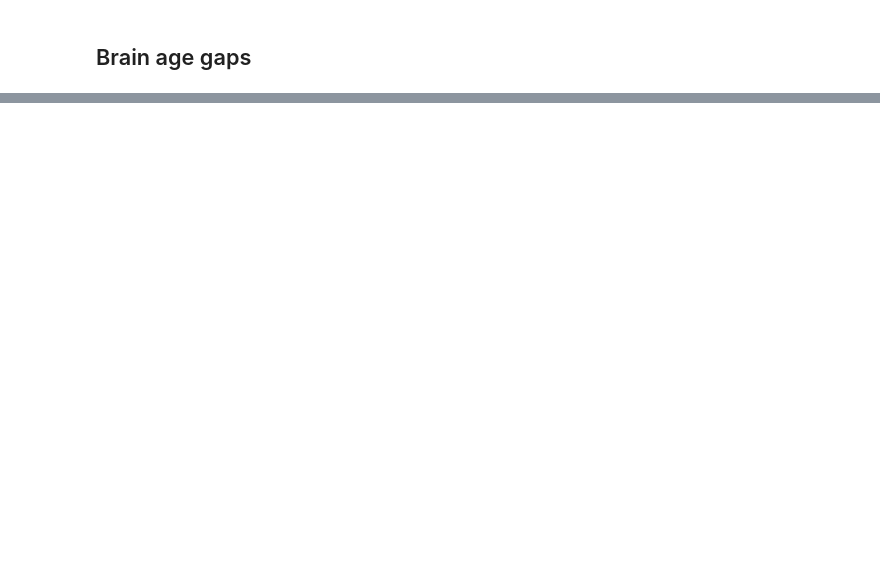
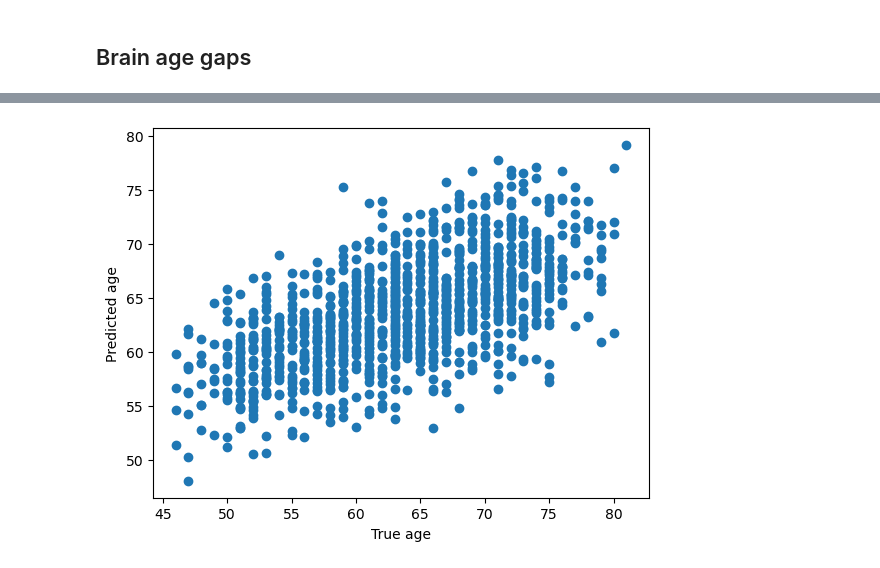
Before and after one commit to laura-riedel/IM, a Jupyter notebook: src/FinalModels/final_models_IM.ipynb, the cells around one changed output, grey strips where cells are left out. Cells and saved outputs as stored; diff of their text form; code cells hidden in the pictures; blank space fills up the shorter version.

```diff
--- a/src/FinalModels/final_models_IM.ipynb
+++ b/src/FinalModels/final_models_IM.ipynb
@@ -224,0 +262,7 @@ data_overview
+# %%
+plt.scatter(data_overview['age'], data_overview['predicted_age_ICA100'])
+plt.xlabel('True age')
+plt.ylabel('Predicted age')
+plt.show()
+# %% [output]
+[figure, added]
```
Also changed, not shown: parts of 64 cells of this notebook, 10 other files.
